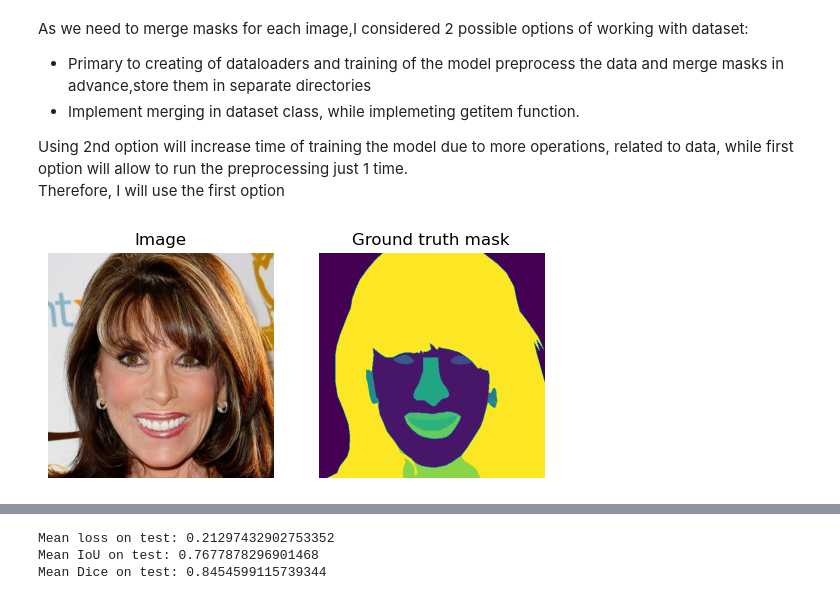
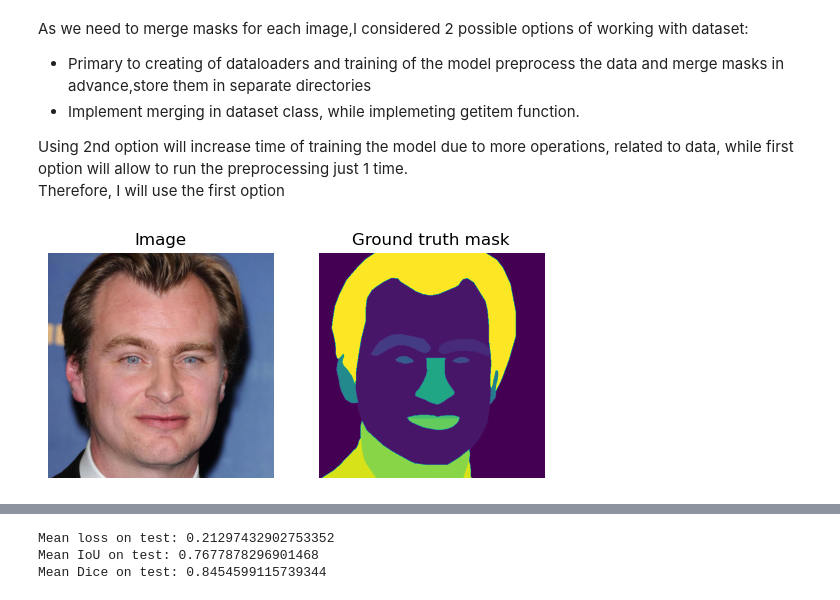
Before and after one commit to LoneWayfarer/DL_course, a Jupyter notebook: HW2/hw2.ipynb, the cells around one changed output, grey strips where cells are left out. Saved outputs shown, nothing was run; the diff lists cells and outputs as text; code cells hidden in the pictures.

```diff
--- a/HW2/hw2.ipynb
+++ b/HW2/hw2.ipynb
@@ -46,9 +58,8 @@ As we need to merge masks for each image,I considered 2 possible options of work
 Using 2nd option will increase time of training the model due to more operations, related to data, while first option will allow to run the preprocessing just 1 time. <br>
 Therefore, I will use the first option
 # %%
-face_data = './CelebAMask-HQ/CelebA-HQ-img/'
-face_att_masks = './CelebAMask-HQ/CelebAMask-HQ-mask-anno/'
-mask_path = './CelebAMask-HQ/full_masks/'
+face_data = './dataset_cut/im'
+mask_path = './dataset_cut/mask'
 atts = ['skin', 'l_brow', 'r_brow', 'l_eye', 'r_eye', 'eye_g', 'l_ear', 'r_ear', 'ear_r',
                      'nose', 'mouth', 'u_lip', 'l_lip', 'neck', 'neck_l', 'cloth', 'hair', 'hat']
 # %%
@@ -113,10 +127,14 @@ def draw_mask_image(image,ground_truth_mask=None,res_mask=None):
             plt.title(titles[i])
     plt.show()
 # %%
-mask = np.array(Image.open('./CelebAMask-HQ/full_masks/29999.png'))
-im = np.array(Image.open('./CelebAMask-HQ/CelebA-HQ-img/29999.jpg',))
+# mask = np.array(Image.open('./CelebAMask-HQ/full_masks/29999.png'))
+# im = np.array(Image.open('./CelebAMask-HQ/CelebA-HQ-img/29999.jpg',))
+
+im = np.array(Image.open(os.path.join(face_data,'10040.jpg')))
+mask = np.array(Image.open(os.path.join(mask_path,'10040.png')))
 
 draw_mask_image(im,mask)
+plt.show()
 # %% [output]
-[figure, old version]
+[figure, new version]
 # %%
```
Also changed, not shown: parts of 26 cells of this notebook.
